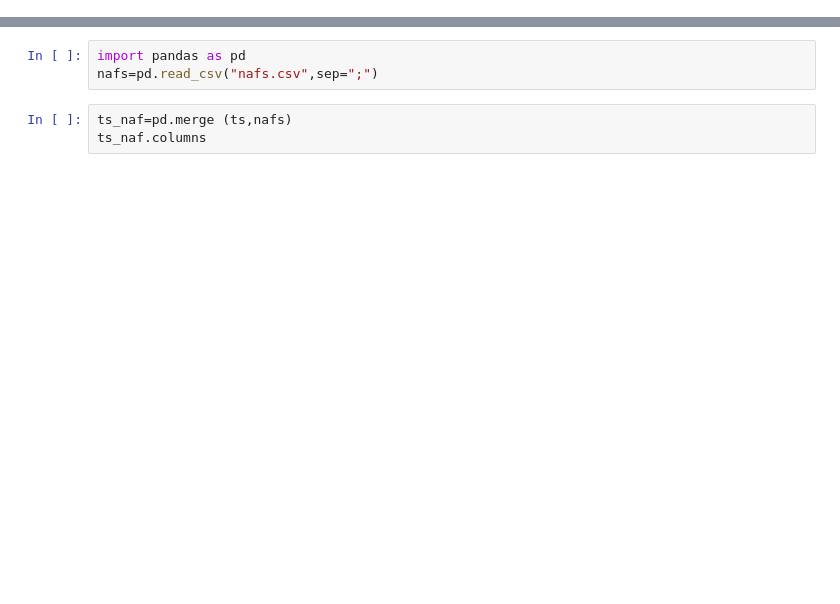
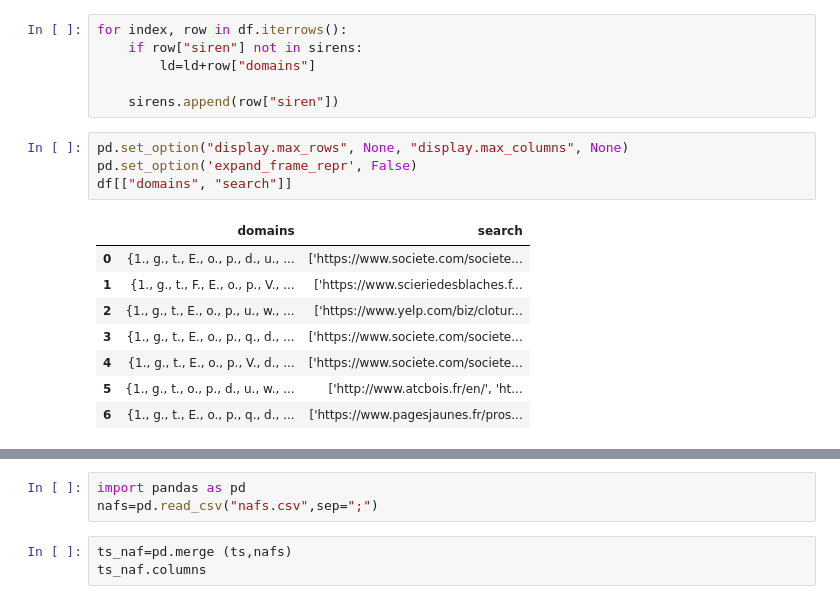
Before and after one commit to laurentmau/sireneTools, a Jupyter notebook: src/For tests.ipynb, the cells around one changed output, grey strips where cells are left out. Drawn from its saved outputs; the diff is of its cells as text; blank space fills up the shorter version.

```diff
--- a/src/For tests.ipynb
+++ b/src/For tests.ipynb
@@ -0,0 +86,19 @@
+# %%
+for index, row in df.iterrows():
+    if row["siren"] not in sirens:
+        ld=ld+row["domains"]
+
+    sirens.append(row["siren"])
+# %%
+pd.set_option("display.max_rows", None, "display.max_columns", None)
+pd.set_option('expand_frame_repr', False)
+df[["domains", "search"]]
+# %% [output]
+|  | domains | search |
+| 0 | {1., g., t., E., o., p., d., u., ... | ['https://www.societe.com/societe... |
+| 1 | {1., g., t., F., E., o., p., V., ... | ['https://www.scieriedesblaches.f... |
+| 2 | {1., g., t., E., o., p., u., w., ... | ['https://www.yelp.com/biz/clotur... |
+| 3 | {1., g., t., E., o., p., q., d., ... | ['https://www.societe.com/societe... |
+| 4 | {1., g., t., E., o., p., V., d., ... | ['https://www.societe.com/societe... |
+| 5 | {1., g., t., o., p., d., u., w., ... | ['http://www.atcbois.fr/en/', 'ht... |
+| 6 | {1., g., t., E., o., p., q., d., ... | ['https://www.pagesjaunes.fr/pros... |
```
Also changed, not shown: parts of 32 cells of this notebook, 26 other files.
